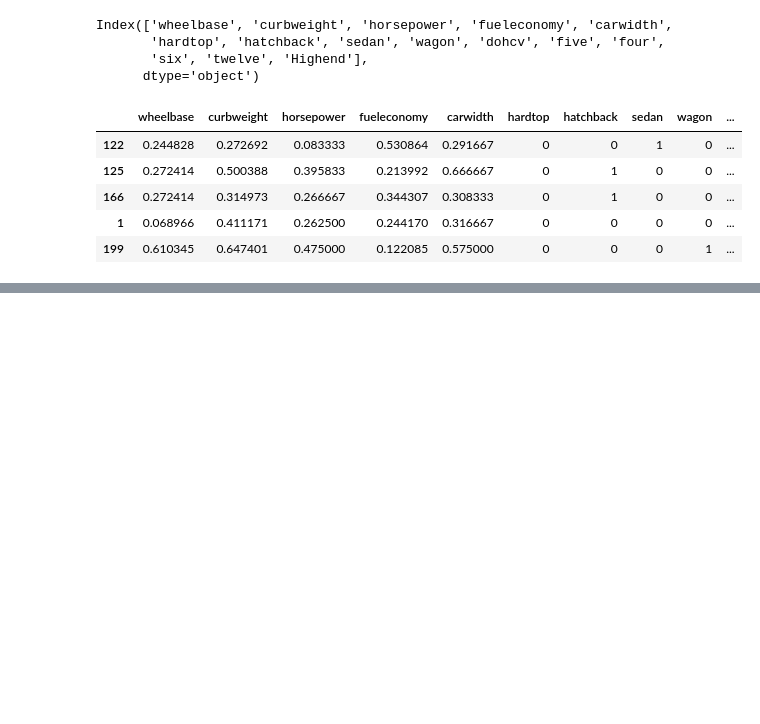
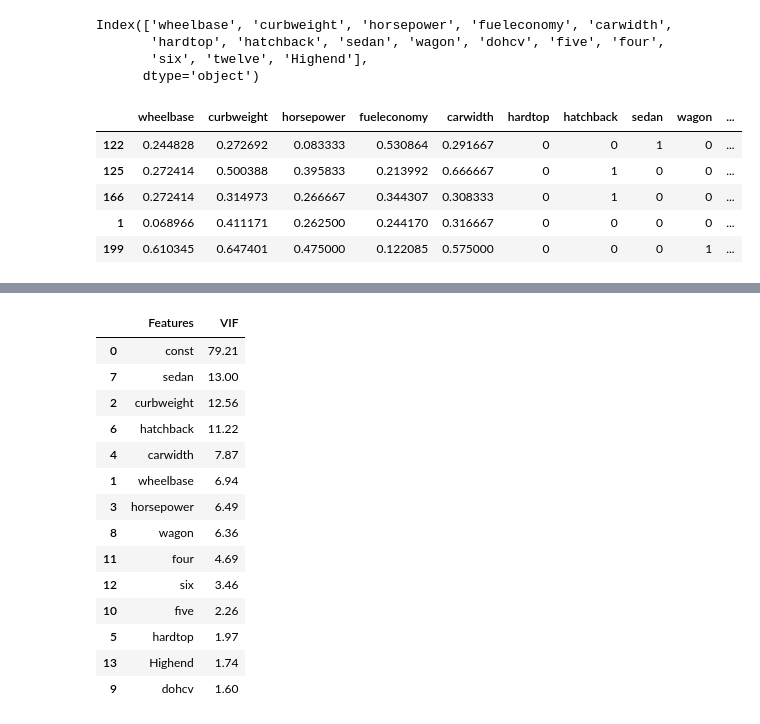
Before and after one commit to Piyush15072002/Car-Price-Prediction, a Jupyter notebook: index.ipynb, the cells around one changed output, grey strips where cells are left out. Cells and saved outputs as stored; diff of their text form; code cells hidden in the pictures; blank space fills up the shorter version.

```diff
--- a/index.ipynb
+++ b/index.ipynb
@@ -447,0 +468,4 @@ def checkVIF(X):
+# %%
+X_train_new = X_train_rfe.drop(["twelve"], axis=1)
+# %%
+X_train_new = buildModel(X_train_new, Y_train)
@@ -447,0 +490,4 @@ def checkVIF(X):
+# %%
+X_train_new = X_train_new.drop(["fueleconomy"], axis = 1)
+# %%
+X_train_new = buildModel(X_train_new,Y_train)
@@ -447,0 +512,18 @@ def checkVIF(X):
+# %%
+checkVIF(X_train_new)
+# %% [output]
+|  | Features | VIF |
+| 0 | const | 79.21 |
+| 7 | sedan | 13.00 |
+| 2 | curbweight | 12.56 |
+| 6 | hatchback | 11.22 |
+| 4 | carwidth | 7.87 |
+| 1 | wheelbase | 6.94 |
+| 3 | horsepower | 6.49 |
+| 8 | wagon | 6.36 |
+| 11 | four | 4.69 |
+| 12 | six | 3.46 |
+| 10 | five | 2.26 |
+| 5 | hardtop | 1.97 |
+| 13 | Highend | 1.74 |
+| 9 | dohcv | 1.60 |
```
Also changed, not shown: parts of 12 cells of this notebook.
